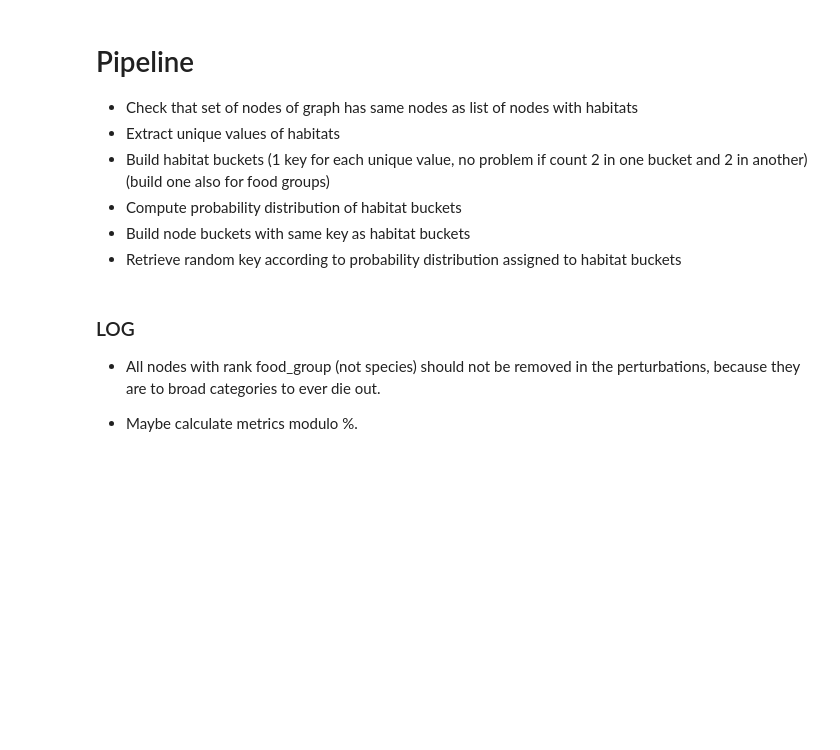
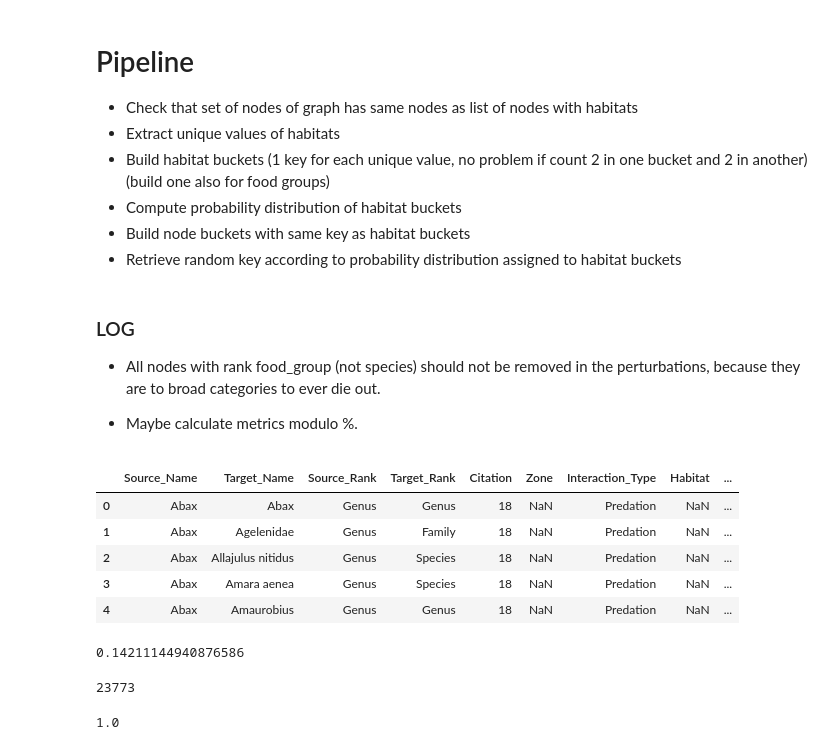
Before and after one commit to AlainJoss/foodweb-robustness-analysis, a Jupyter notebook: notebooks/bucket_threatened_habitats.ipynb, the cells around one changed output. Saved outputs shown, nothing was run; the diff lists cells and outputs as text; code cells hidden in the pictures; blank space fills up the shorter version.

```diff
--- a/notebooks/bucket_threatened_habitats.ipynb
+++ b/notebooks/bucket_threatened_habitats.ipynb
@@ -32,3 +38,24 @@ Possible Products:
+# %%
+df = pd.read_csv(Constants.FOODWEB_01)
+df.head()
+# %% [output]
+|  | Source_Name | Target_Name | Source_Rank | Target_Rank | Citation | Zone | Interaction_Type | Habitat | ... |
+| 0 | Abax | Abax | Genus | Genus | 18 | NaN | Predation | NaN | ... |
+| 1 | Abax | Agelenidae | Genus | Family | 18 | NaN | Predation | NaN | ... |
+| 2 | Abax | Allajulus nitidus | Genus | Species | 18 | NaN | Predation | NaN | ... |
+| 3 | Abax | Amara aenea | Genus | Species | 18 | NaN | Predation | NaN | ... |
+| 4 | Abax | Amaurobius | Genus | Genus | 18 | NaN | Predation | NaN | ... |
+# %%
+sum(df['Habitat'].notna()) / len(df)
+# %% [output]
+0.14211144940876586
+# %%
+asafg = pd.read_csv(Constants.ALL_SPECIES_AND_FOOD_GROUPS)
+print(len(asafg))
+sum(asafg['Habitat'].notna()) / len(asafg)
+# %% [output]
+23773
+1.0
 # %%
 def habitat_bucket_probabilites(habitat_buckets, lost_habitat=['Grassland', '']):
     """
```
Also changed, not shown: parts of 2 cells of this notebook, 9 other files.
